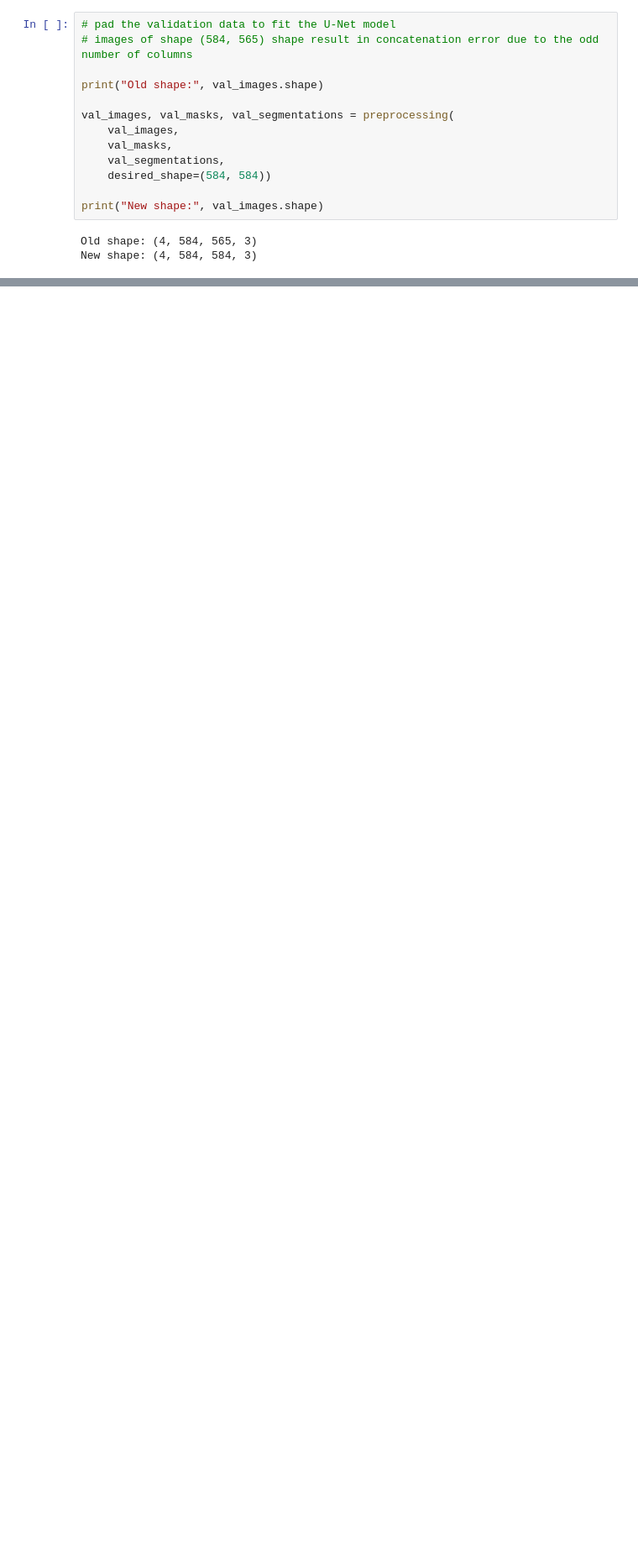
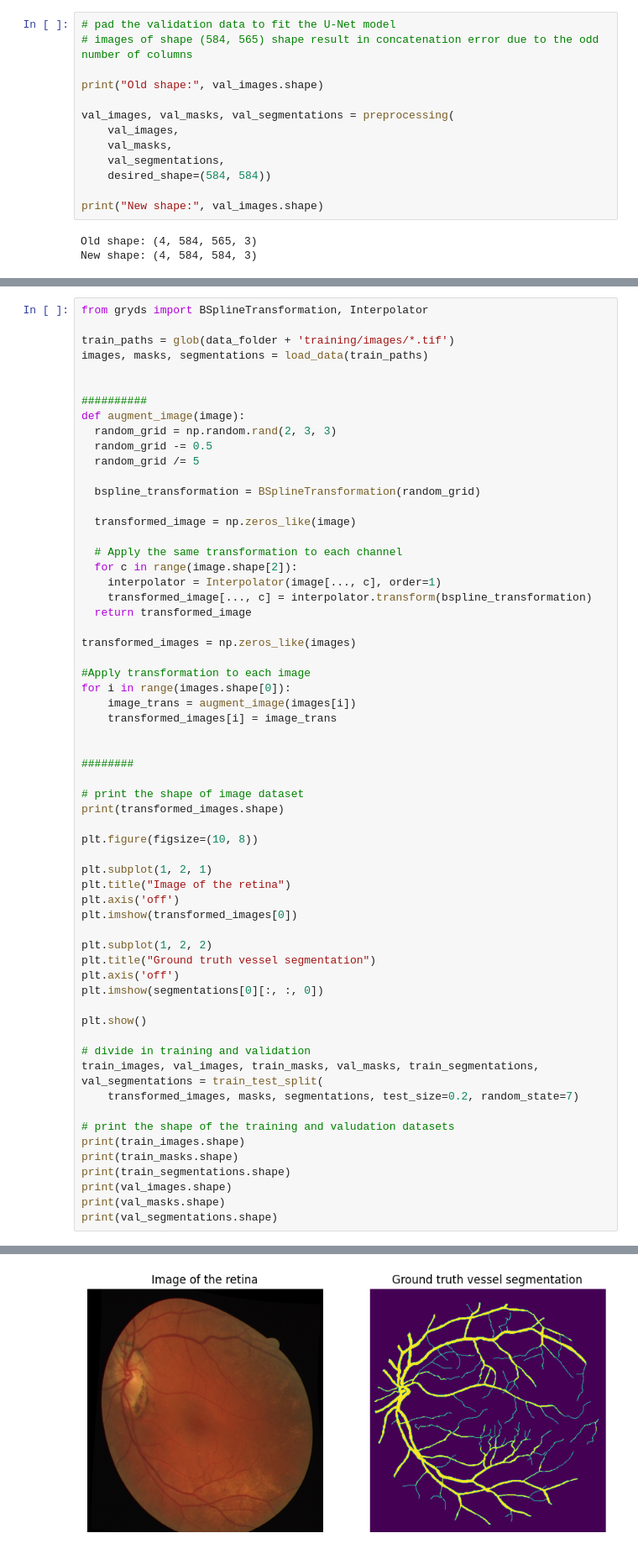
Before and after one commit to LucianoDeben/8dm50-machine-learning, a Jupyter notebook: practicals/week_4.ipynb, the cells around one changed output, grey strips where cells are left out. Shown at 84% size. Drawn from its saved outputs; the diff is of its cells as text; blank space fills up the shorter version.

```diff
--- a/practicals/week_4.ipynb
+++ b/practicals/week_4.ipynb
@@ -668,0 +720,62 @@ Epoch 18/250
+# %%
+from gryds import BSplineTransformation, Interpolator
+
+train_paths = glob(data_folder + 'training/images/*.tif')
+images, masks, segmentations = load_data(train_paths)
+
+
+##########
+def augment_image(image):
+  random_grid = np.random.rand(2, 3, 3)
+  random_grid -= 0.5
+  random_grid /= 5
+
+  bspline_transformation = BSplineTransformation(random_grid)
+
+  transformed_image = np.zeros_like(image)
+
+  # Apply the same transformation to each channel
+  for c in range(image.shape[2]):
+    interpolator = Interpolator(image[..., c], order=1)
+    transformed_image[..., c] = interpolator.transform(bspline_transformation)
+  return transformed_image
+
+transformed_images = np.zeros_like(images)
+
+#Apply transformation to each image
+for i in range(images.shape[0]):
+    image_trans = augment_image(images[i])
+    transformed_images[i] = image_trans
+
+
+########
+
+# print the shape of image dataset
+print(transformed_images.shape)
+
+plt.figure(figsize=(10, 8))
+
+plt.subplot(1, 2, 1)
+plt.title("Image of the retina")
+plt.axis('off')
+plt.imshow(transformed_images[0])
+
+plt.subplot(1, 2, 2)
+plt.title("Ground truth vessel segmentation")
+plt.axis('off')
+plt.imshow(segmentations[0][:, :, 0])
+
+plt.show()
+
+# divide in training and validation
+train_images, val_images, train_masks, val_masks, train_segmentations, val_segmentations = train_test_split(
+    transformed_images, masks, segmentations, test_size=0.2, random_state=7)
+
+# print the shape of the training and valudation datasets
+print(train_images.shape)
+print(train_masks.shape)
+print(train_segmentations.shape)
+print(val_images.shape)
+print(val_masks.shape)
+print(val_segmentations.shape)
+# %% [output]
@@ -668,0 +783 @@ Epoch 18/250
+[figure, added]
```
Also changed, not shown: parts of 12 cells of this notebook.
